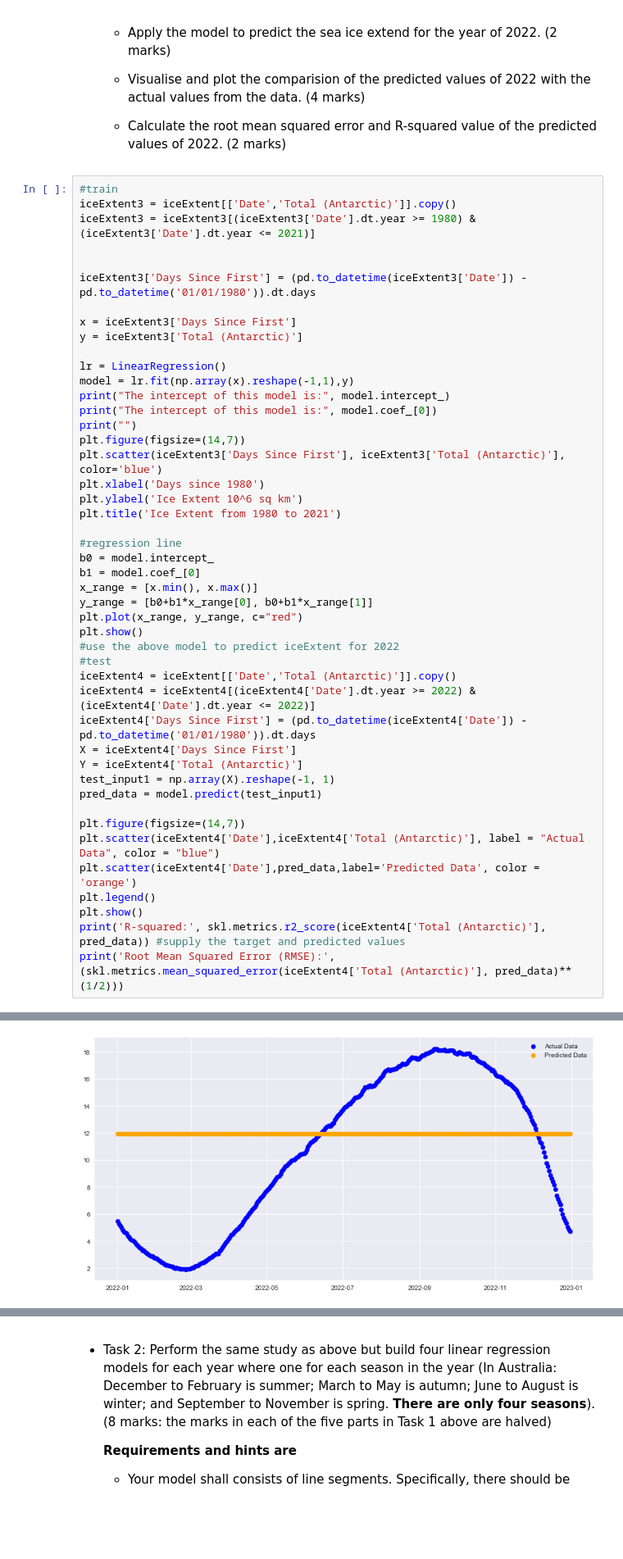
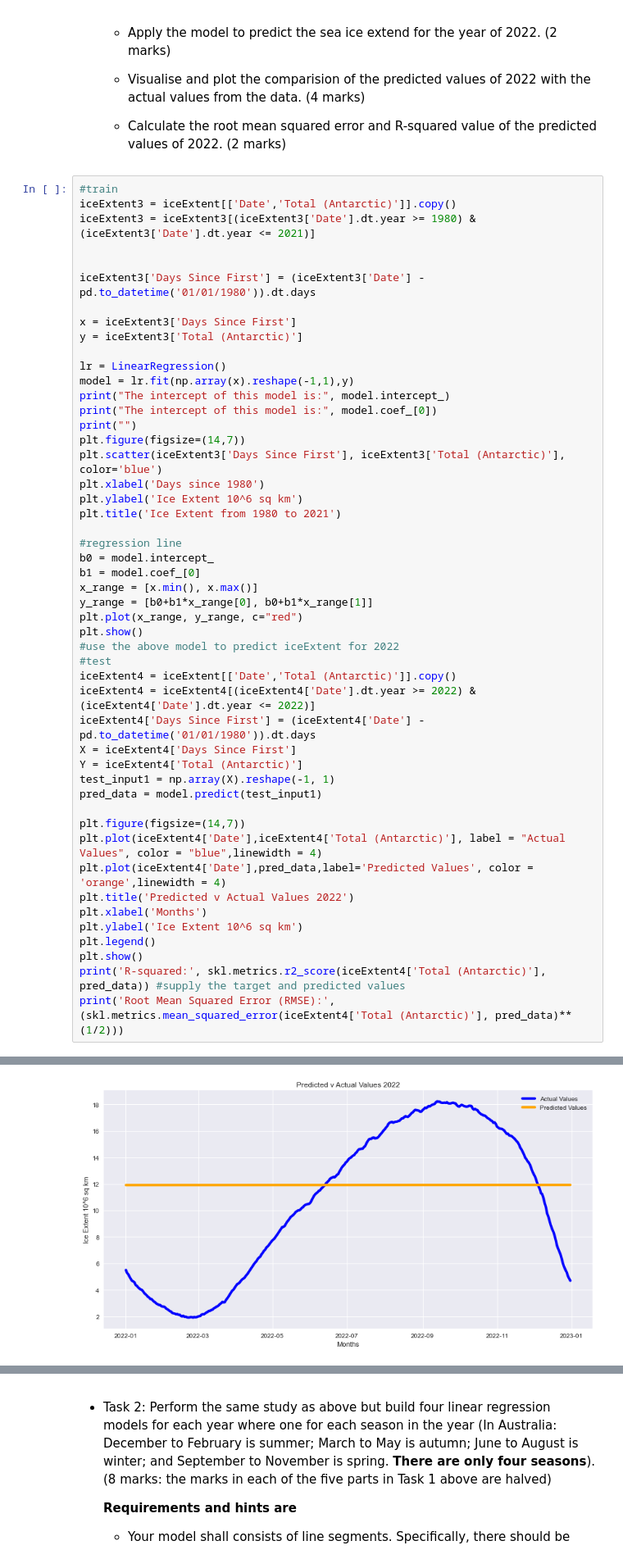
Before and after one commit to mannith-narayan/Data-Analysis-1, a Jupyter notebook: Assignment_1_2023_u7423116.ipynb, the cells around one changed output, grey strips where cells are left out. Shown at 82% size. Saved outputs shown, nothing was run; the diff lists cells and outputs as text; blank space fills up the shorter version.

```diff
--- a/Assignment_1_2023_u7423116.ipynb
+++ b/Assignment_1_2023_u7423116.ipynb
@@ -537,7 +537,7 @@ iceExtent3 = iceExtent[['Date','Total (Antarctic)']].copy()
 iceExtent3 = iceExtent3[(iceExtent3['Date'].dt.year >= 1980) & (iceExtent3['Date'].dt.year <= 2021)]
 
 
-iceExtent3['Days Since First'] = (pd.to_datetime(iceExtent3['Date']) - pd.to_datetime('01/01/1980')).dt.days
+iceExtent3['Days Since First'] = (iceExtent3['Date'] - pd.to_datetime('01/01/1980')).dt.days
 
 x = iceExtent3['Days Since First']
 y = iceExtent3['Total (Antarctic)']
@@ -551,37 +551,40 @@ plt.figure(figsize=(14,7))
 plt.scatter(iceExtent3['Days Since First'], iceExtent3['Total (Antarctic)'], color='blue')
 plt.xlabel('Days since 1980')
 plt.ylabel('Ice Extent 10^6 sq km')
 plt.title('Ice Extent from 1980 to 2021')
 
 #regression line
 b0 = model.intercept_
 b1 = model.coef_[0]
 x_range = [x.min(), x.max()]
 y_range = [b0+b1*x_range[0], b0+b1*x_range[1]]
 plt.plot(x_range, y_range, c="red")
 plt.show()
 #use the above model to predict iceExtent for 2022
 #test
 iceExtent4 = iceExtent[['Date','Total (Antarctic)']].copy()
 iceExtent4 = iceExtent4[(iceExtent4['Date'].dt.year >= 2022) & (iceExtent4['Date'].dt.year <= 2022)]
-iceExtent4['Days Since First'] = (pd.to_datetime(iceExtent4['Date']) - pd.to_datetime('01/01/1980')).dt.days
+iceExtent4['Days Since First'] = (iceExtent4['Date'] - pd.to_datetime('01/01/1980')).dt.days
 X = iceExtent4['Days Since First']
 Y = iceExtent4['Total (Antarctic)']
 test_input1 = np.array(X).reshape(-1, 1)
 pred_data = model.predict(test_input1)
 
 plt.figure(figsize=(14,7))
-plt.scatter(iceExtent4['Date'],iceExtent4['Total (Antarctic)'], label = "Actual Data", color = "blue")
-plt.scatter(iceExtent4['Date'],pred_data,label='Predicted Data', color = 'orange')
+plt.plot(iceExtent4['Date'],iceExtent4['Total (Antarctic)'], label = "Actual Values", color = "blue",linewidth = 4)
+plt.plot(iceExtent4['Date'],pred_data,label='Predicted Values', color = 'orange',linewidth = 4)
+plt.title('Predicted v Actual Values 2022')
+plt.xlabel('Months')
+plt.ylabel('Ice Extent 10^6 sq km')
 plt.legend()
 plt.show()
 print('R-squared:', skl.metrics.r2_score(iceExtent4['Total (Antarctic)'], pred_data)) #supply the target and predicted values
 print('Root Mean Squared Error (RMSE):', (skl.metrics.mean_squared_error(iceExtent4['Total (Antarctic)'], pred_data)**(1/2)))
 # %% [output]
 The intercept of this model is: 11.394139918884584
 The intercept of this model is: 3.3757402538983214e-05
 [figure]
-[figure, old version]
+[figure, new version]
 R-squared: -0.048003475544996954
 Root Mean Squared Error (RMSE): 5.883533838576889
 # %% [raw]
```
Also changed, not shown: parts of 1 cell of this notebook.
